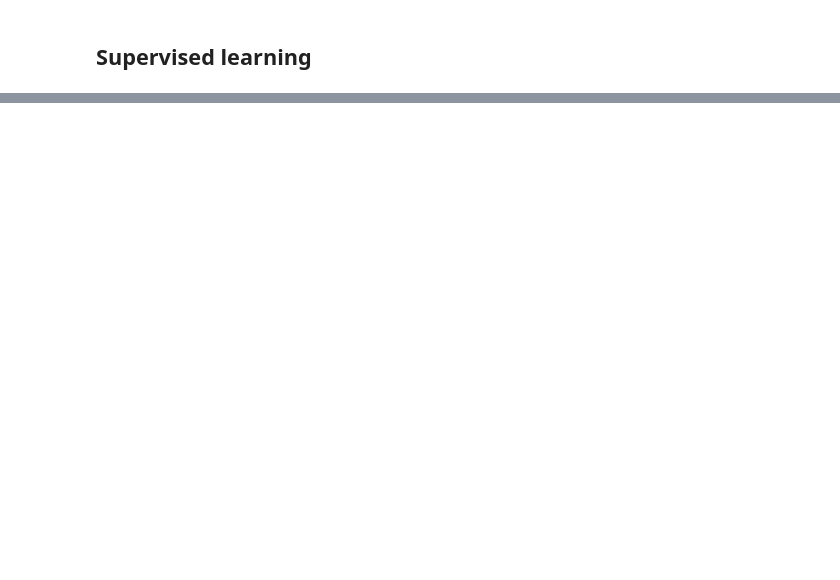
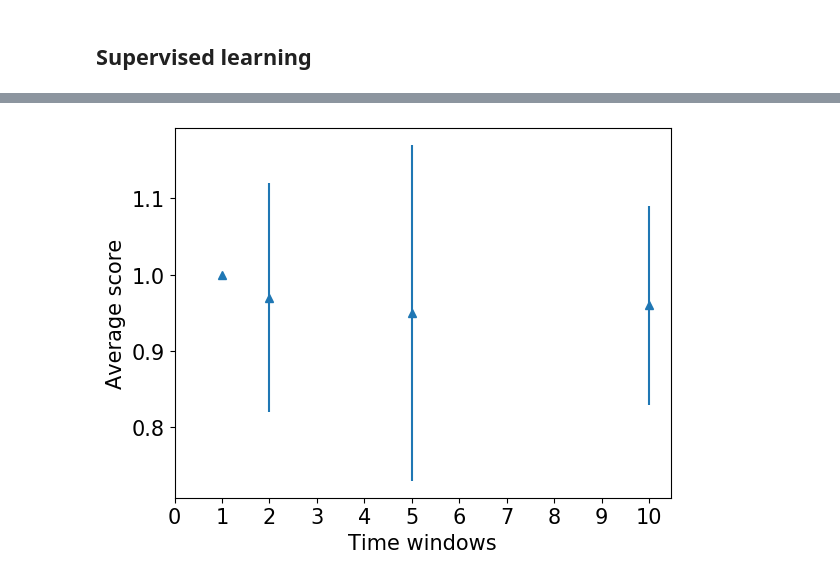
Before and after one commit to vabichequer/cheatersdemise, a Jupyter notebook: SuspiciousPatternId/MainCD.ipynb, the cells around one changed output, grey strips where cells are left out. Saved outputs shown, nothing was run; the diff lists cells and outputs as text; code cells hidden in the pictures; blank space fills up the shorter version.

Commit message:
[RC][Minor changes] Plotting windows and safety backup
Just minor changes and a safety backup to be up to date.

```diff
--- a/SuspiciousPatternId/MainCD.ipynb
+++ b/SuspiciousPatternId/MainCD.ipynb
@@ -900,8 +1032,16 @@ deviation of, respectively: %0.2f (+/- %0.2f)" % (scores.mean(), scores.std() *
 # %%
 x = np.array([1, 2, 5, 10])
-y = np.power([0.98, 0.97, 0.99, 0.99]) # Effectively y = x**2
-e = np.array([0.1, 0.1, 0.05, 0.01])
+y = np.array([1, 0.97, 0.95, 0.96]) # Effectively y = x**2
+e = np.array([0, 0.15, 0.22, 0.13])
 
 plt.errorbar(x, y, e, linestyle='None', marker='^')
 
+plt.xlabel('Time windows', fontsize=15)
+plt.ylabel('Average score', fontsize=15)
+
+plt.yticks(fontsize=15)
+plt.xticks(np.linspace(0, 10, 11), fontsize=15)
+
 plt.show()
+# %% [output]
+[figure, added]
```
Also changed, not shown: parts of 18 cells of this notebook, 20 other files.
